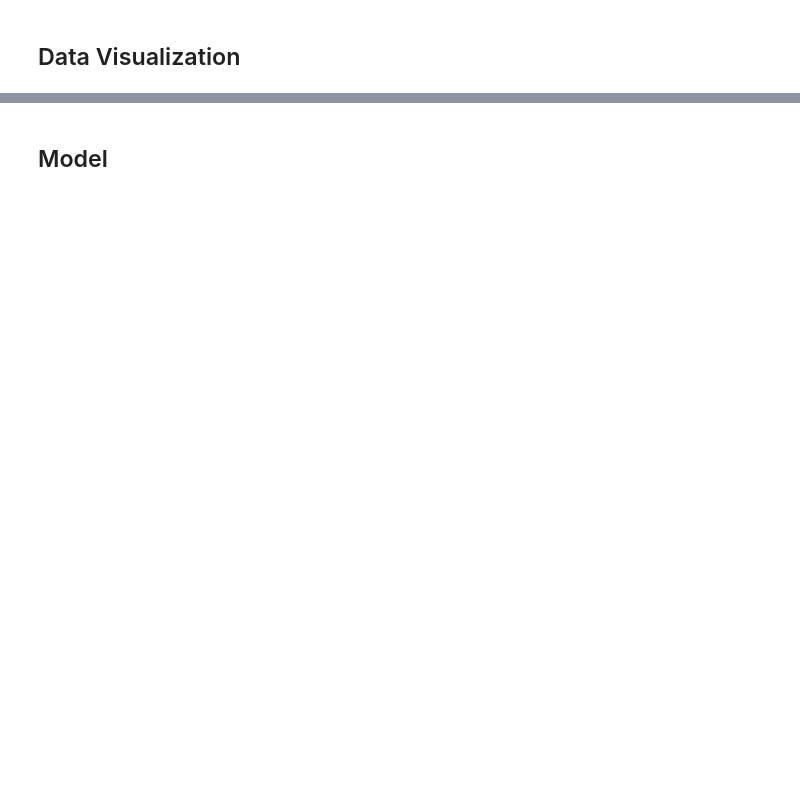
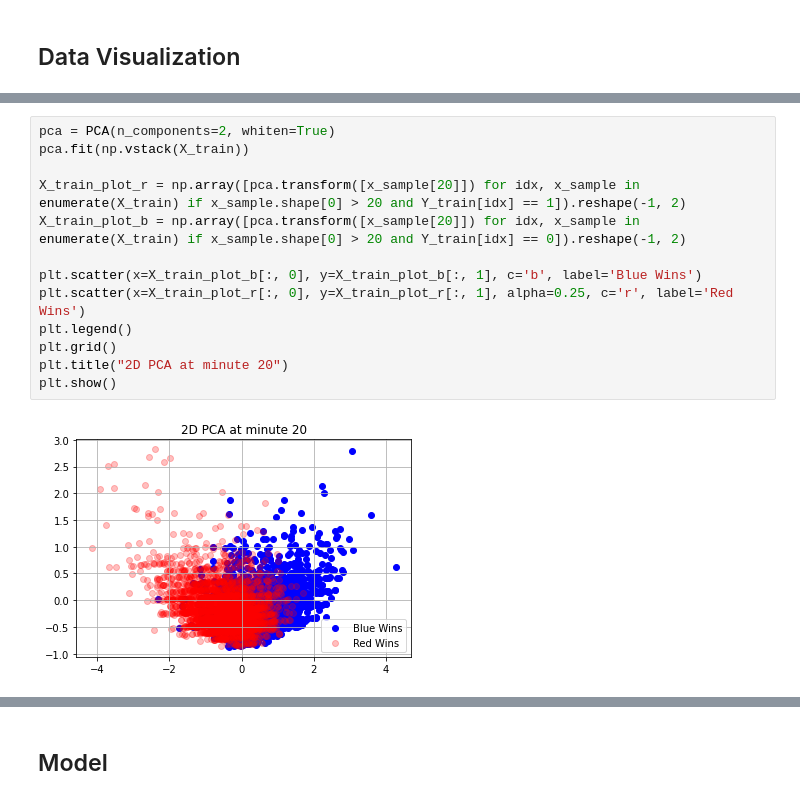
Before and after one commit to kevinrosalesdev/LoL-Match-Prediction, a Jupyter notebook: task2.ipynb, the cells around one changed output, grey strips where cells are left out. Cells and saved outputs as stored; diff of their text form; blank space fills up the shorter version.

```diff
--- a/task2.ipynb
+++ b/task2.ipynb
@@ -153,0 +198,15 @@ array([[-5.07169964e-02, -4.21686888e-01, -6.88676908e-01,
+# %%
+pca = PCA(n_components=2, whiten=True)
+pca.fit(np.vstack(X_train))
+
+X_train_plot_r = np.array([pca.transform([x_sample[20]]) for idx, x_sample in enumerate(X_train) if x_sample.shape[0] > 20 and Y_train[idx] == 1]).reshape(-1, 2)
+X_train_plot_b = np.array([pca.transform([x_sample[20]]) for idx, x_sample in enumerate(X_train) if x_sample.shape[0] > 20 and Y_train[idx] == 0]).reshape(-1, 2)
+
+plt.scatter(x=X_train_plot_b[:, 0], y=X_train_plot_b[:, 1], c='b', label='Blue Wins')
+plt.scatter(x=X_train_plot_r[:, 0], y=X_train_plot_r[:, 1], alpha=0.25, c='r', label='Red Wins')
+plt.legend()
+plt.grid()
+plt.title("2D PCA at minute 20")
+plt.show()
+# %% [output]
+[figure, added]
```
Also changed, not shown: parts of 24 cells of this notebook, 1 other file.
